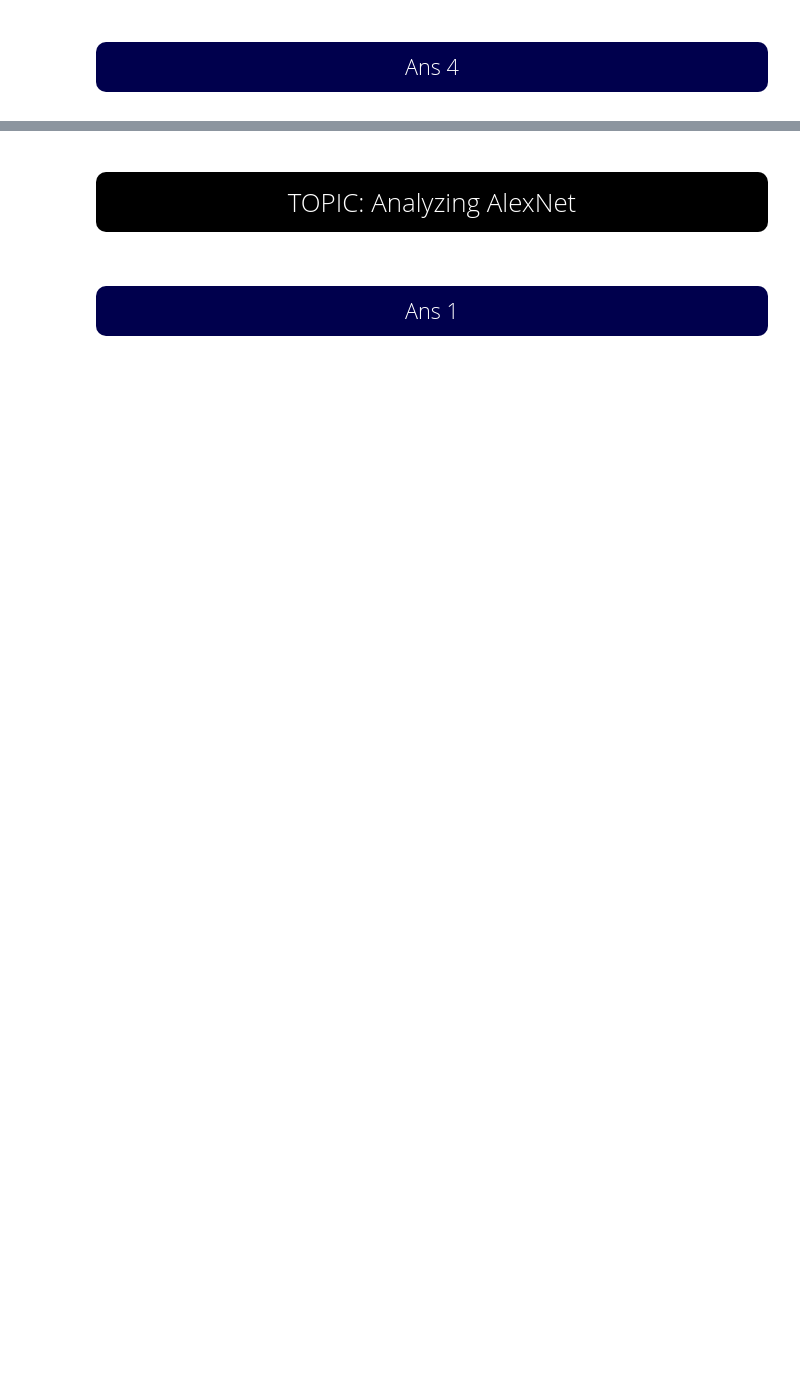
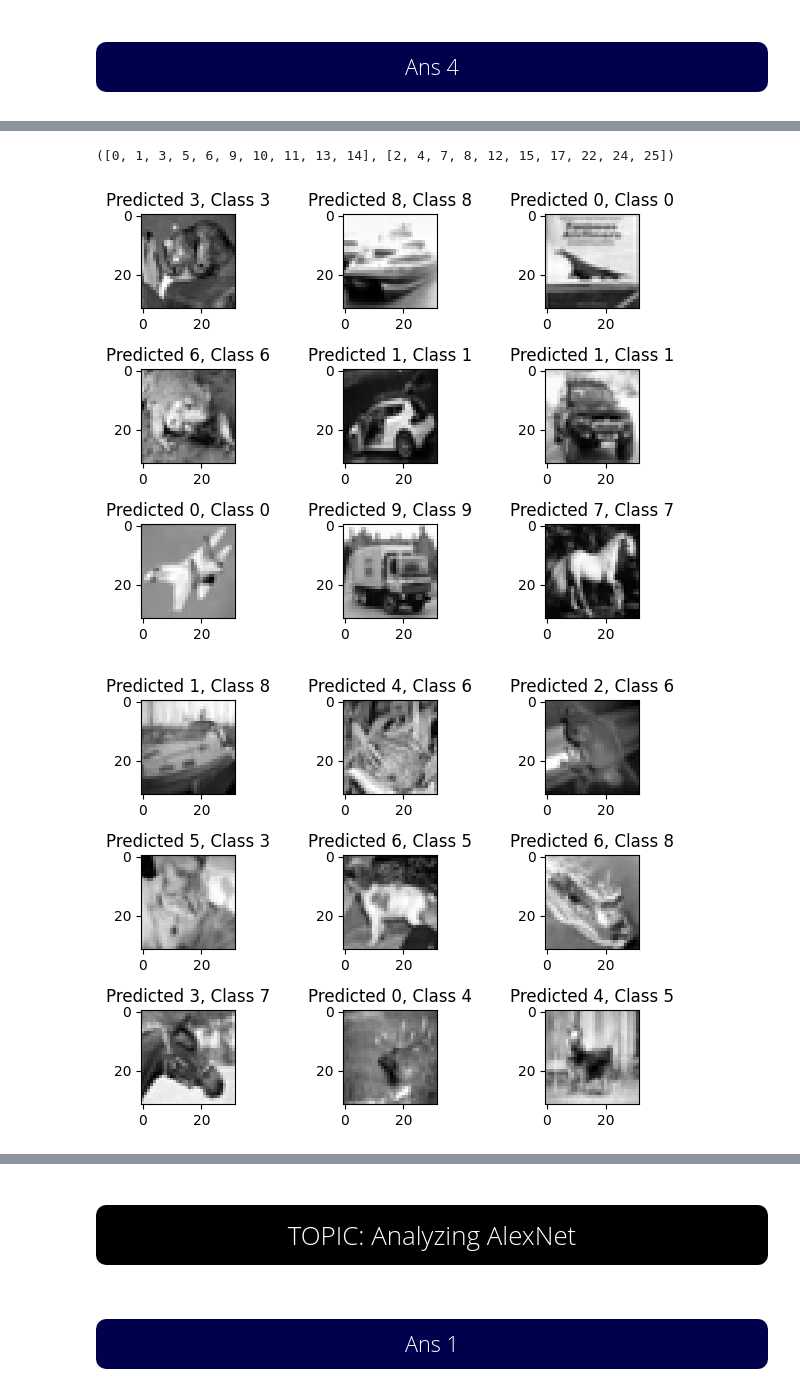
Before and after one commit to Sufiyan999/PW-DataScience-Masters, a Jupyter notebook: Assignments/6. JUNE/25-30 june/CNN Architecture assign.ipynb, the cells around one changed output, grey strips where cells are left out. Saved outputs shown, nothing was run; the diff lists cells and outputs as text; code cells hidden in the pictures; blank space fills up the shorter version.

```diff
--- a/Assignments/6. JUNE/25-30 june/CNN Architecture assign.ipynb
+++ b/Assignments/6. JUNE/25-30 june/CNN Architecture assign.ipynb
@@ -31,0 +501,4 @@
+# %%
+tf.compat.v1.enable_eager_execution()
+model.compile(loss="categorical_crossentropy", optimizer=keras.optimizers.Adam(), metrics=['accuracy'])
+history = model.fit(x_train, y_train, batch_size=128, epochs=30, verbose=1, validation_data=(x_test, y_test) , callbacks=[chckpoint])
@@ -31,0 +523,2 @@
+# %%
+model.load_weights("model_weights.h5")
@@ -31,0 +661,6 @@
+# %%
+from keras.utils import np_utils
+import numpy as np
+predicted_classes = model.predict(x_test)
+predicted_classes = np_utils.to_categorical(np.argmax(predicted_classes ,axis =-1), 10 )
+predicted_classes
@@ -31,0 +676,37 @@
+# %%
+correct_indices = []
+incorrect_indices = []
+for i in range(len(predicted_classes)):
+    if False in list(predicted_classes[i] == y_test[i]):
+            incorrect_indices.append(i)
+
+    else:
+             correct_indices.append(i)
+
+correct_indices[:10]    , incorrect_indices[:10]
+# %% [output]
+([0, 1, 3, 5, 6, 9, 10, 11, 13, 14], [2, 4, 7, 8, 12, 15, 17, 22, 24, 25])
+# %%
+import matplotlib.pyplot as plt
+
+# correct_indices = np.nonzero(predicted_classes == y_test)
+# incorrect_indices = np.nonzero(predicted_classes != y_test)
+
+plt.figure()
+for i, correct in enumerate(correct_indices[:9]):
+    plt.subplot(3,3,i+1)
+    plt.imshow(x_test[correct][:,:,1].reshape(32,32), cmap='gray', interpolation='none')
+    plt.title("Predicted {}, Class {}".format(np.argmax(predicted_classes[correct] ,axis =-1), np.argmax(y_test[correct],axis =-1)))
+
+plt.tight_layout()
+
+plt.figure()
+for i, incorrect in enumerate(incorrect_indices[:9]):
+    plt.subplot(3,3,i+1)
+    plt.imshow(x_test[incorrect][:,:,1].reshape(32,32), cmap='gray', interpolation='none')
+    plt.title("Predicted {}, Class {}".format(np.argmax(predicted_classes[incorrect] ,axis =-1), np.argmax(y_test[incorrect],axis =-1)))
+
+plt.tight_layout()
+# %% [output]
+[figure, added]
+[figure, added]
```
Also changed, not shown: parts of 50 cells of this notebook, 3 other files.
